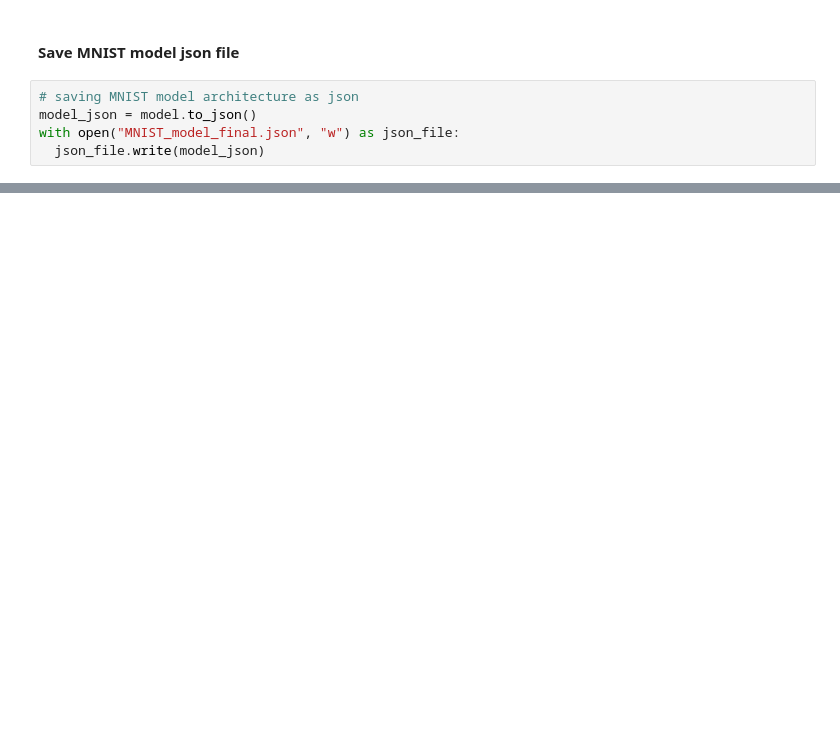
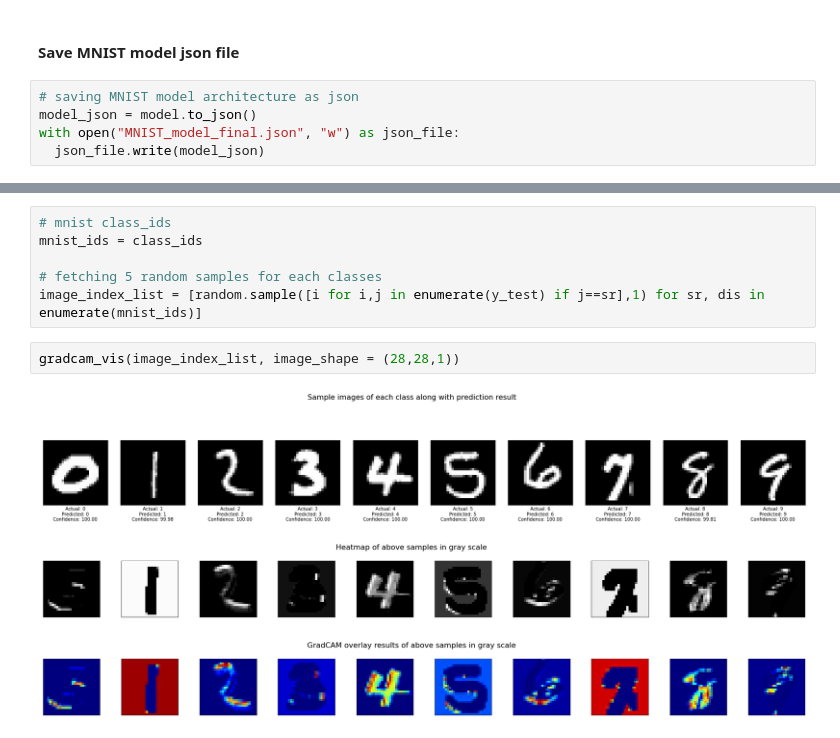
Before and after one commit to sayan0506/Comparative-STudy-of-Effect-of-Transfer-Learning-om-Different-Handwritten-Digit-Datasets-using-WandB, a Jupyter notebook: IIITD_assignment_task_2_test_script.ipynb, the cells around one changed output, grey strips where cells are left out. Cells and saved outputs as stored; diff of their text form; blank space fills up the shorter version.

```diff
--- a/IIITD_assignment_task_2_test_script.ipynb
+++ b/IIITD_assignment_task_2_test_script.ipynb
@@ -1590,0 +1719,12 @@ with open("MNIST_model_final.json", "w") as json_file:
+# %%
+# mnist class_ids
+mnist_ids = class_ids
+
+# fetching 5 random samples for each classes
+image_index_list = [random.sample([i for i,j in enumerate(y_test) if j==sr],1) for sr, dis in enumerate(mnist_ids)]
+# %%
+gradcam_vis(image_index_list, image_shape = (28,28,1))
+# %% [output]
+[figure, added]
+[figure, added]
+[figure, added]
```
Also changed, not shown: parts of 5 cells of this notebook.
